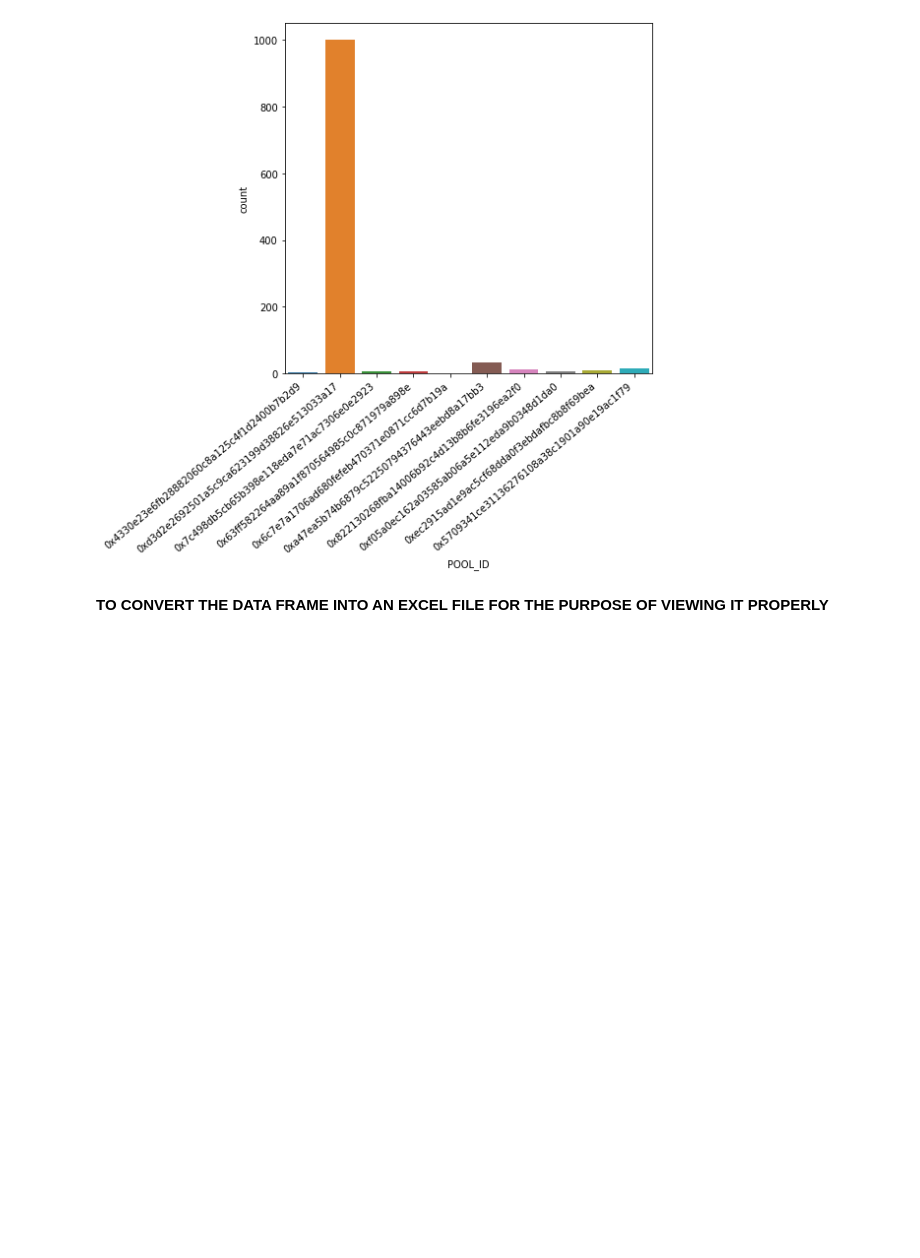
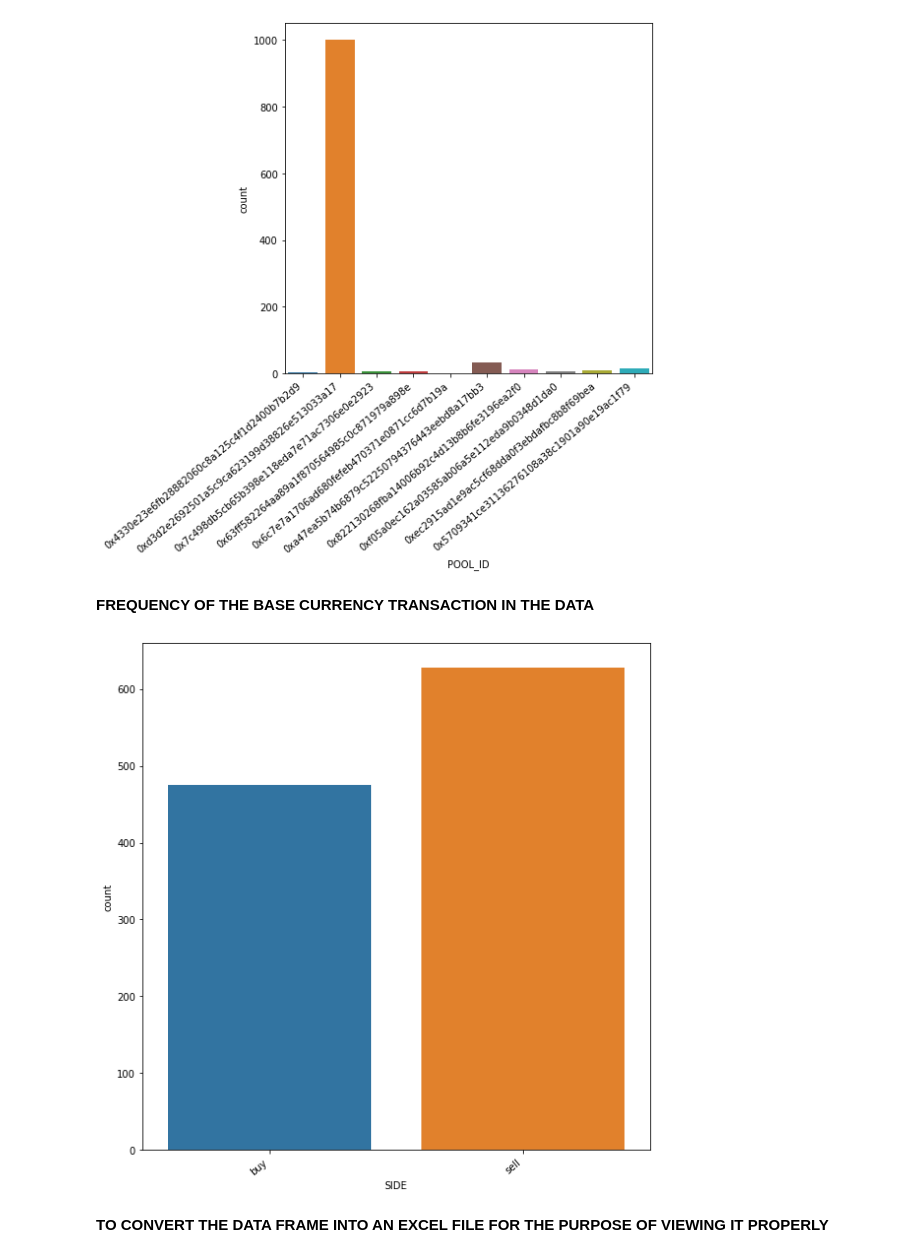
Before and after one commit to neevan-debug/UNI-WMETH-analysis, a Jupyter notebook: UNISWAP_python.ipynb, the cells around one changed output. Drawn from its saved outputs; the diff is of its cells as text; code cells hidden in the pictures; blank space fills up the shorter version.

```diff
--- a/UNISWAP_python.ipynb
+++ b/UNISWAP_python.ipynb
@@ -191,6 +191,16 @@ plt.tight_layout()
 plt.show()
 # %% [output]
 [figure]
+# %% [markdown]
+**FREQUENCY OF THE BASE CURRENCY TRANSACTION IN THE DATA**
+# %%
+plt.figure(figsize=(8,8))
+ax = sns.countplot(x="SIDE",data=df)
+ax.set_xticklabels(ax.get_xticklabels(), rotation=40, ha="right")
+plt.tight_layout()
+plt.show()
+# %% [output]
+[figure, added]
 # %% [markdown]
 **TO CONVERT THE DATA FRAME INTO AN EXCEL FILE FOR THE PURPOSE OF VIEWING IT PROPERLY**
 # %%
```
Also changed, not shown: parts of 2 cells of this notebook.
